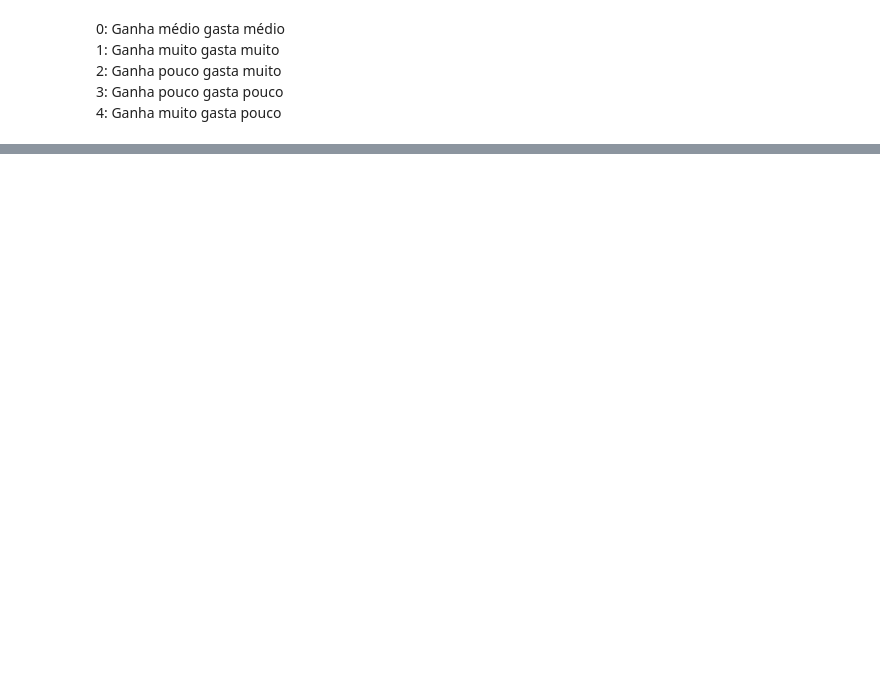
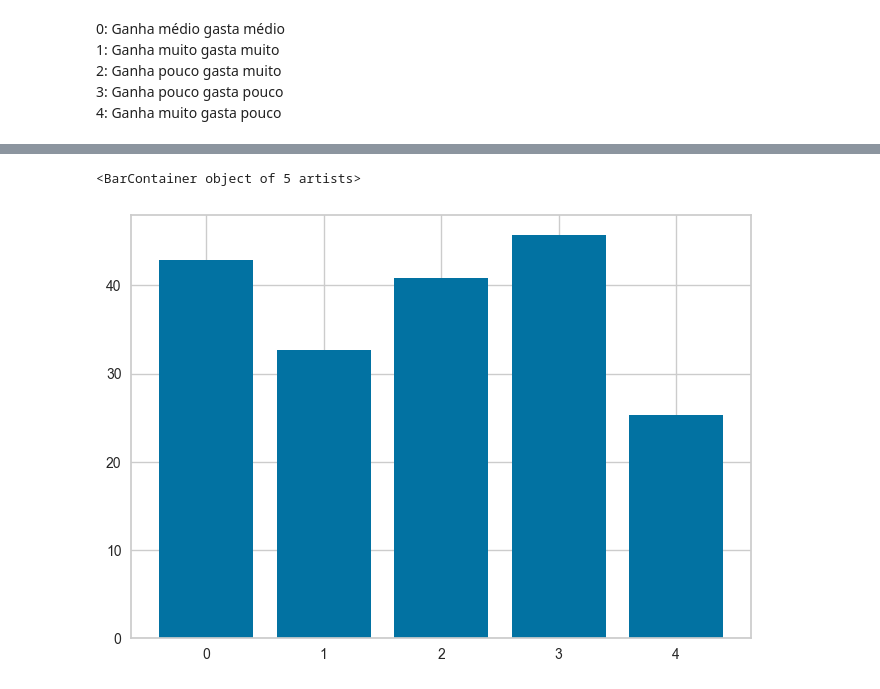
Before and after one commit to KevBoyz/some-python, a Jupyter notebook: Data_Science/Projects/05-Customer_segmentation/main.ipynb, the cells around one changed output, grey strips where cells are left out. Saved outputs shown, nothing was run; the diff lists cells and outputs as text; code cells hidden in the pictures; blank space fills up the shorter version.

```diff
--- a/Data_Science/Projects/05-Customer_segmentation/main.ipynb
+++ b/Data_Science/Projects/05-Customer_segmentation/main.ipynb
@@ -130,0 +147,11 @@ plt.show()
+# %%
+df['Age'] = df['Age'].astype(int)
+# %%
+values = []
+for c in range(5):
+    mean_age = df.loc[df['cluster'] == c, 'Age'].mean()
+    values.append(mean_age)
+plt.bar(range(5), values)
+# %% [output]
+<BarContainer object of 5 artists>
+[figure, added]
```
Also changed, not shown: parts of 6 cells of this notebook, 7 other files.
